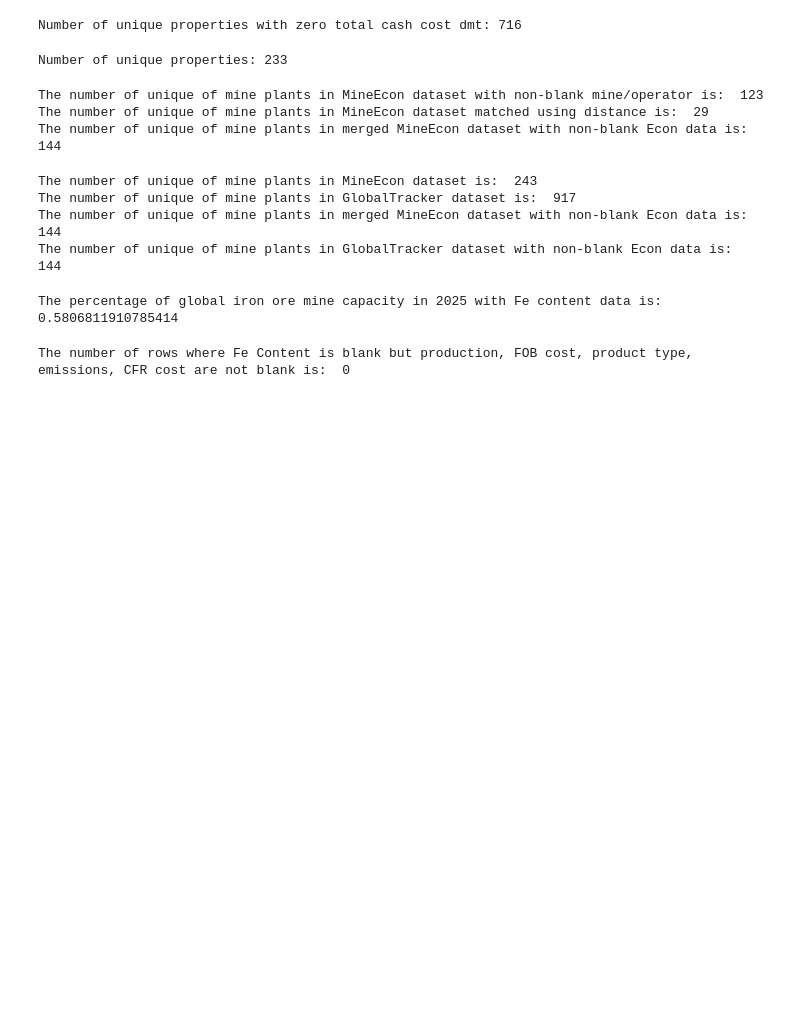
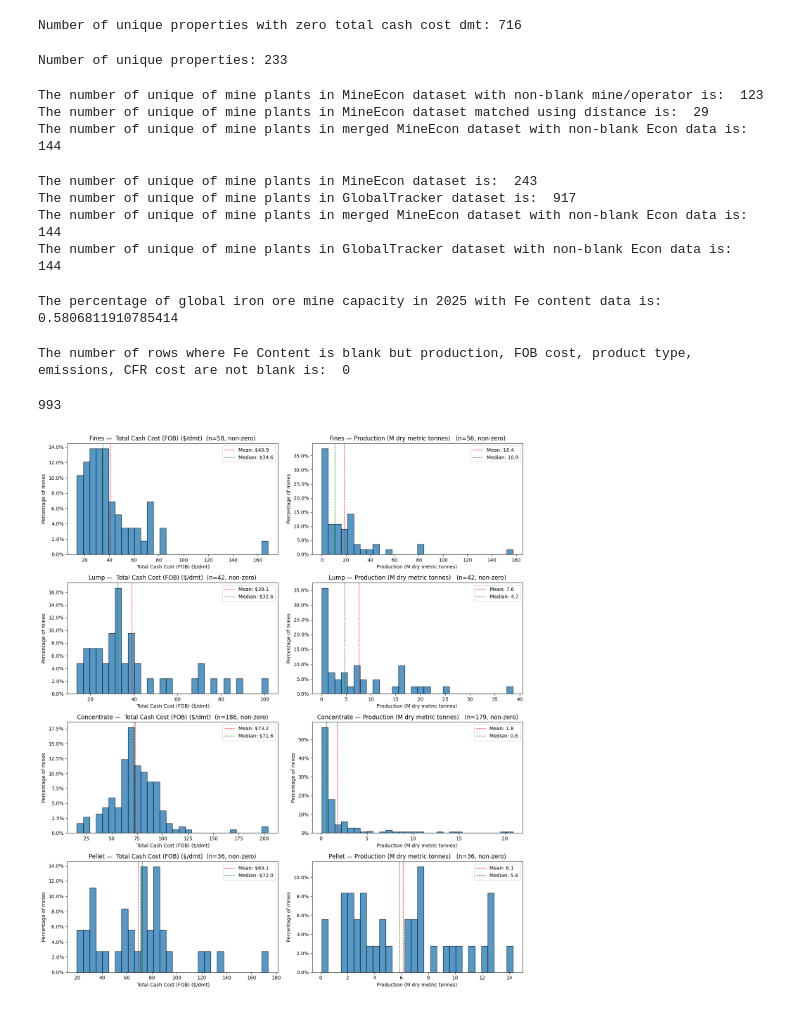
Before and after one commit to AlexWangVT/Archie-Steel, a Jupyter notebook: scripts/capitalIQ_globalTracker_merge.ipynb, the cells around one changed output. Drawn from its saved outputs; the diff is of its cells as text; code cells hidden in the pictures; blank space fills up the shorter version.

Commit message:
visualize steel plant results

```diff
--- a/scripts/capitalIQ_globalTracker_merge.ipynb
+++ b/scripts/capitalIQ_globalTracker_merge.ipynb
@@ -301,3 +301,69 @@ fe_content_blank_rows = gt_df[gt_df['Fe Content (%)'].isna()]
 fe_content_blank_rows.to_excel('../data/Processed_data/Fe_content_blank_rows.xlsx', index=False)
 # %% [output]
 The number of rows where Fe Content is blank but production, FOB cost, product type, emissions, CFR cost are not blank is:  0
+# %%
+import matplotlib.pyplot as plt
+from matplotlib.ticker import PercentFormatter
+import numpy as np
+
+iron_df = pd.read_excel('../data/Processed_Data/iron_mine_w_cost_FeContent.xlsx', sheet_name='Sheet1')
+print(iron_df['Asset name (English)'].nunique())
+mask = (iron_df['Capacity_2025'] != 'unknown') & (iron_df['Capacity_2025'] != '')
+pd.to_numeric(iron_df.loc[mask, 'Capacity_2025'], errors='coerce').sum()
+
+
+def plot_histograms(df, product_types, metrics, drop_zero=True):
+    n_rows = len(product_types)
+    n_cols = len(metrics)
+    fig, axes = plt.subplots(n_rows, n_cols,
+                             figsize=(7 * n_cols, 4 * n_rows))
+    # Ensure axes is always 2D for consistent indexing
+    axes = np.atleast_2d(axes).reshape(n_rows, n_cols)
+
+    for i, prod_type in enumerate(product_types):
+        for j, metric in enumerate(metrics):
+            ax = axes[i, j]
+            data = pd.to_numeric(
+                df.loc[df['product_type'] == prod_type, metric],
+                errors='coerce'
+            ).dropna()
+
+            # Use only non-zero data points
+            if drop_zero:
+                data = data[data != 0]
+
+            if data.empty:
+                ax.set_title(f'{prod_type} — {metric}\n(no non-zero data)')
+                ax.text(0.5, 0.5, 'No data', ha='center', va='center',
+                        transform=ax.transAxes, color='gray')
+                continue
+
+            # Dollar prefix only for cost metrics
+            prefix = '$' if '$' in metric or 'Cost' in metric else ''
+
+            # Weight each observation so bar heights sum to 100%
+            weights = np.ones(len(data)) / len(data) * 100
+            ax.hist(data, bins=30, weights=weights,
+                    edgecolor='black', alpha=0.75)
+            ax.yaxis.set_major_formatter(PercentFormatter())
+
+            ax.set_xlabel(metric)
+            ax.set_ylabel('Percentage of mines')
+            ax.set_title(f'{prod_type} — {metric}  (n={len(data)}, non-zero)')
+            ax.axvline(data.mean(), color='red', linestyle='--', linewidth=1,
+                       label=f'Mean: {prefix}{data.mean():.1f}')
+            ax.axvline(data.median(), color='green', linestyle='--', linewidth=1,
+                       label=f'Median: {prefix}{data.median():.1f}')
+            ax.legend()
+
+    fig.tight_layout()
+    plt.show()
+
+
+product_types = ['Fines', 'Lump', 'Concentrate', 'Pellet']
+metrics = [' Total Cash Cost (FOB) ($/dmt)', 'Production (M dry metric tonnes) ']
+
+plot_histograms(iron_df, product_types, metrics)
+# %% [output]
+993
+[figure, added]
```
Also changed, not shown: 7 other files.
